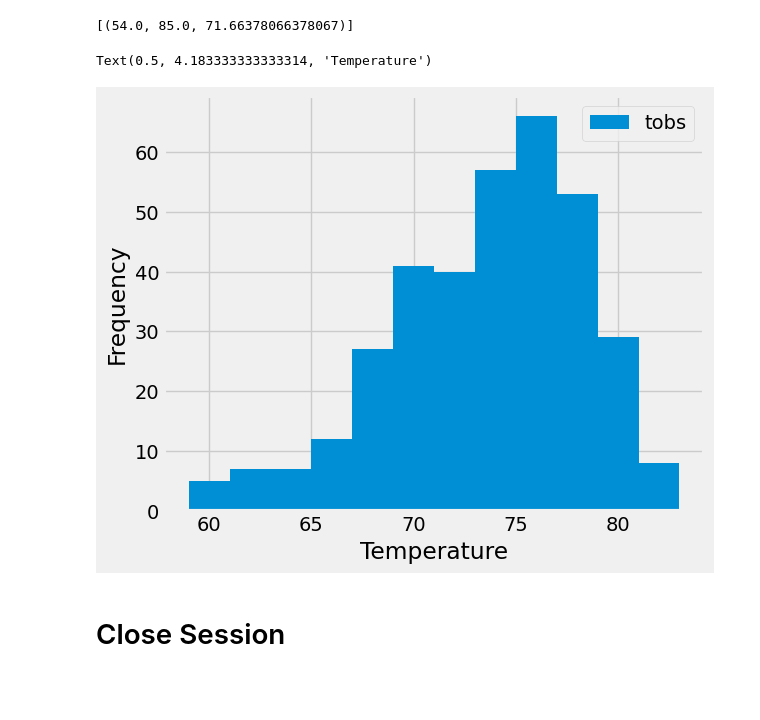
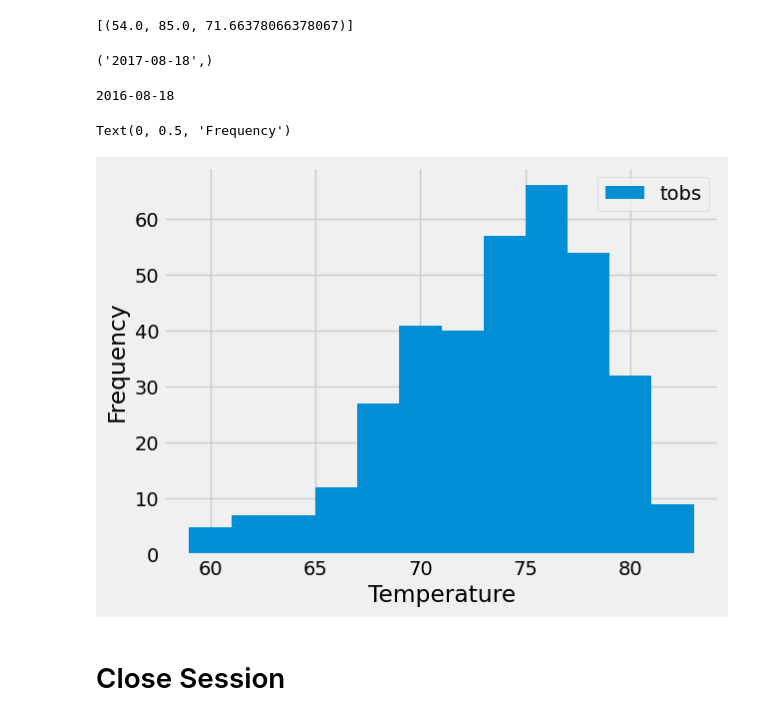
Before and after one commit to jrichterjax/sqlalchemy-challenge, a Jupyter notebook: SurfsUp/climate_starter.ipynb, the cells around one changed output. Cells and saved outputs as stored; diff of their text form; code cells hidden in the pictures; blank space fills up the shorter version.

```diff
--- a/SurfsUp/climate_starter.ipynb
+++ b/SurfsUp/climate_starter.ipynb
@@ -129,11 +132,37 @@ print(most_recent_date)
 # %% [output]
 [(54.0, 85.0, 71.66378066378067)]
 # %%
-# Using the most active station id
-# Query the last 12 months of temperature observation data for this station and plot the results as a histogram
+# Using the most active station id, query the last 12 months of temperature observation data for this station
+# Find the most recent date for the most active station id
+recent_station_date = session.query(Measurement.date).filter(Measurement.station == "USC00519281").order_by(Measurement.date.desc()).first()
+print(recent_station_date)
 # %% [output]
-Text(0.5, 4.183333333333314, 'Temperature')
+('2017-08-18',)
-[figure, removed]
+# %%
+# Calculate the date one year from the most recent date for the most active station id
+station_year_ago = dt.date(2017, 8 , 18) - dt.timedelta(days=365)
+print(station_year_ago)
+# %% [output]
+2016-08-18
+# %%
+# Filter for the last 12 months of temperature observation data for the most active station id
+station_temps = session.query(Measurement.tobs).filter(Measurement.station == "USC00519281").filter(Measurement.date >= '2016-08-18').all()
+# %%
+# Loop through temperature data and store as a list
+temp_list =[]
+
+for temp in station_temps:
+    temp_list.append(temp[0])
+# %%
+# Plot the results as a histogram
+plt.hist(temp_list, bins=12, label="tobs")
+
+plt.legend()
+plt.xlabel('Temperature')
+plt.ylabel('Frequency')
+# %% [output]
+Text(0, 0.5, 'Frequency')
+[figure, added]
 # %% [markdown]
 # Close Session
 # %%
```
Also changed, not shown: parts of 6 cells of this notebook, 2 other files.
